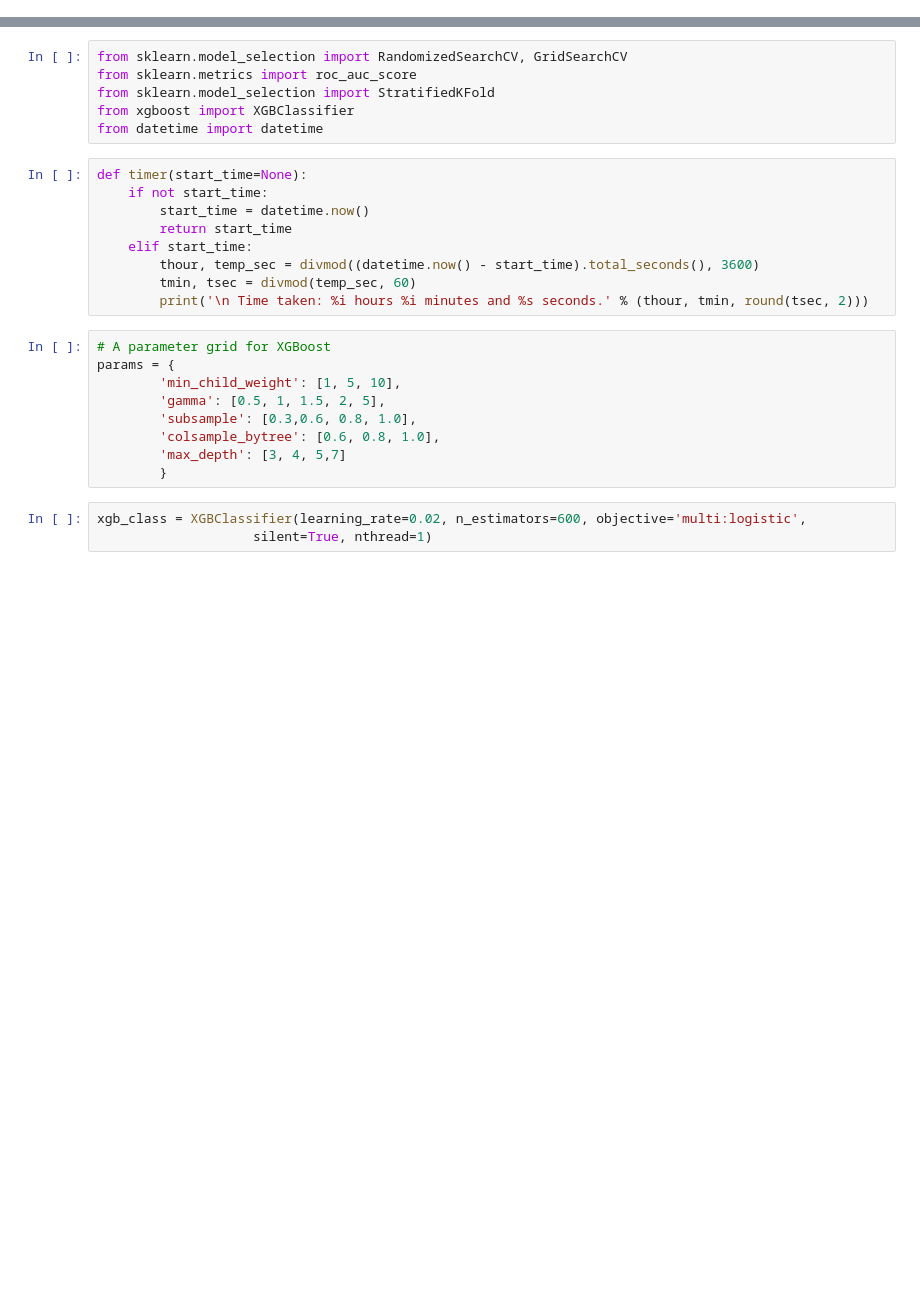
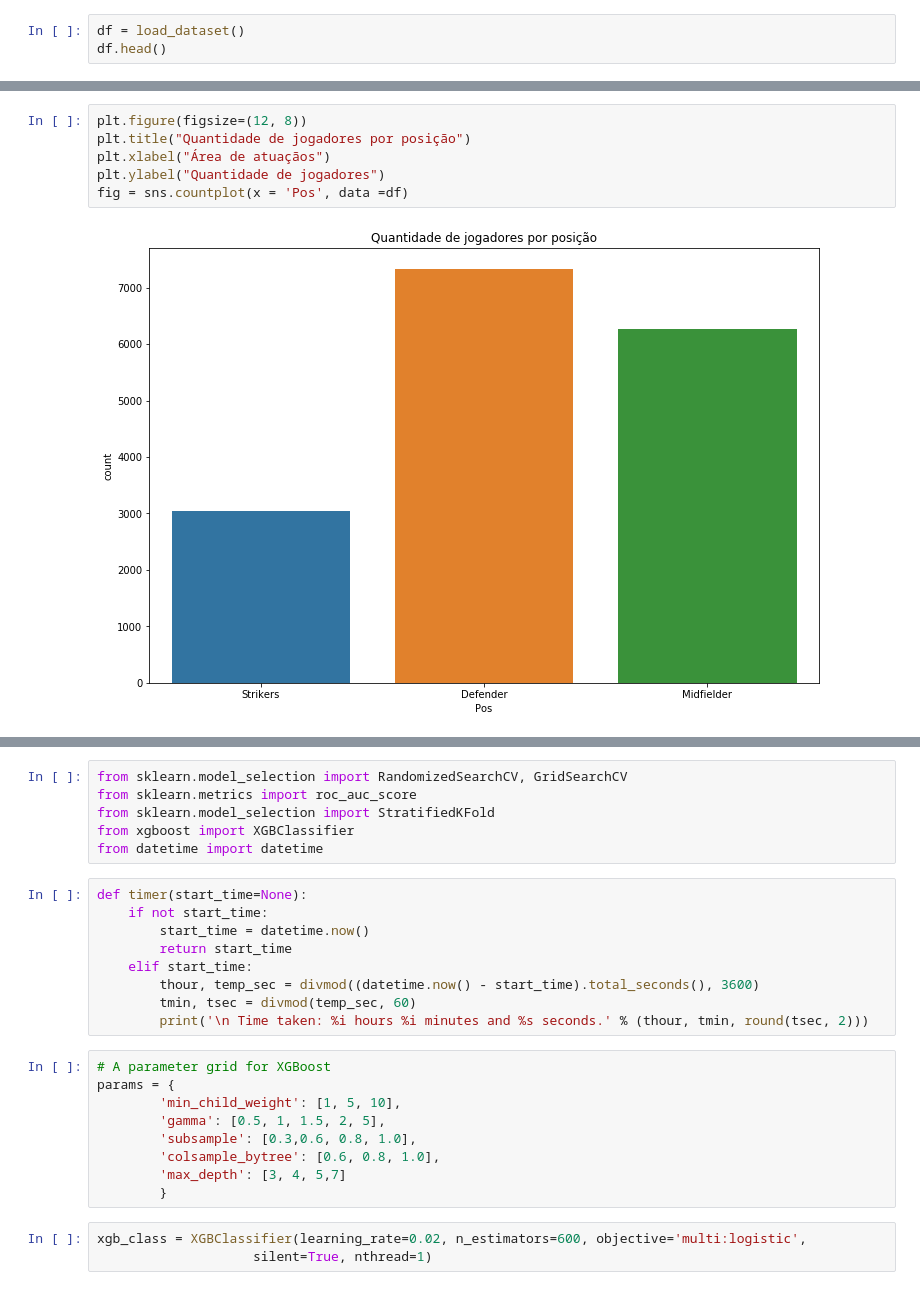
Before and after one commit to Sette/fifa_dataset, a Jupyter notebook: Xgboost_fifa.ipynb, the cells around one changed output, grey strips where cells are left out. Saved outputs shown, nothing was run; the diff lists cells and outputs as text; blank space fills up the shorter version.

```diff
--- a/Xgboost_fifa.ipynb
+++ b/Xgboost_fifa.ipynb
@@ -142,0 +15,3 @@ None
+# %%
+df = load_dataset()
+df.head()
@@ -142,0 +26,8 @@ None
+# %%
+plt.figure(figsize=(12, 8))
+plt.title("Quantidade de jogadores por posição")
+plt.xlabel("Área de atuaçãos")
+plt.ylabel("Quantidade de jogadores")
+fig = sns.countplot(x = 'Pos', data =df)
+# %% [output]
+[figure, added]
```
Also changed, not shown: parts of 13 cells of this notebook, 1 other file.
